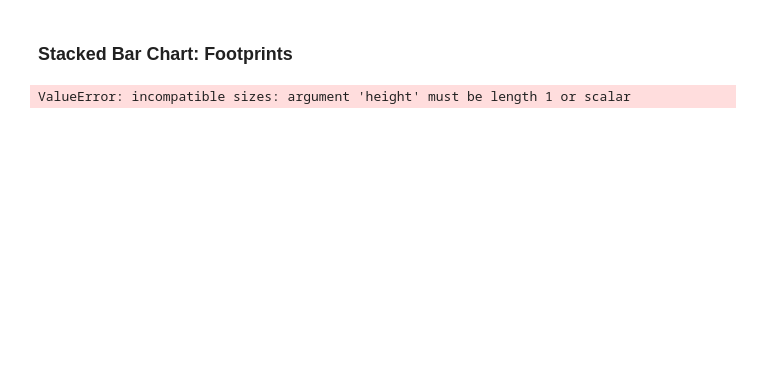
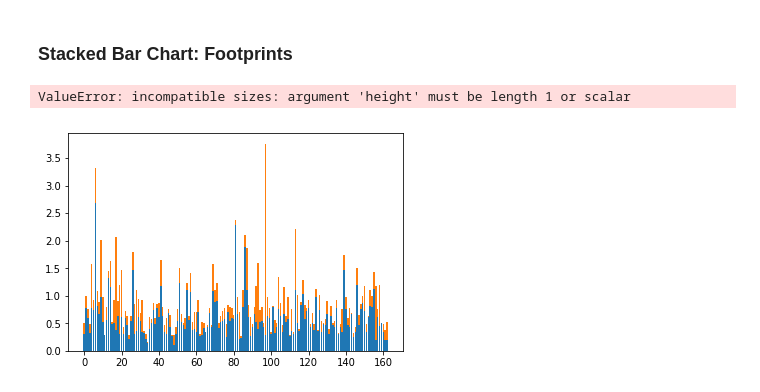
Before and after one commit to schmitzmelissa/DSCT-Capstone01, a Jupyter notebook: DataStorytelling.ipynb, the cells around one changed output. Drawn from its saved outputs; the diff is of its cells as text; code cells hidden in the pictures; blank space fills up the shorter version.

Commit message:
Successfully created a bar chart, but variables are backward.

```diff
--- a/DataStorytelling.ipynb
+++ b/DataStorytelling.ipynb
@@ -224,7 +229,7 @@ Data appears to be... discrete?
 # %% [markdown]
 ### Stacked Bar Chart: Footprints
 # %%
-cropFoot = df['Cropland Footprint']
+cropFoot = list(df['Cropland Footprint'])
 grazeFoot = df['Grazing Footprint']
 forestFoot = df['Forest Footprint']
 carbonFoot = df['Carbon Footprint']
@@ -247,0 +258,15 @@ ValueError: incompatible sizes: argument 'height' must be length 1 or scalar
+# %%
+cropFoot = list(cropFoot)
+grazeFoot = list(grazeFoot)
+forestFoot = list(forestFoot)
+carbonFoot = list(carbonFoot)
+fishFoot = list(fishFoot)
+
+X = range(163)
+
+plt.bar(X, height=cropFoot)
+plt.bar(X, height=grazeFoot, bottom = cropFoot)
+#plt.bar(X, forestFoot, bottom = cropFoot + grazeFoot)
+plt.show()
+# %% [output]
+[figure, added]
```
Also changed, not shown: parts of 7 cells of this notebook.
